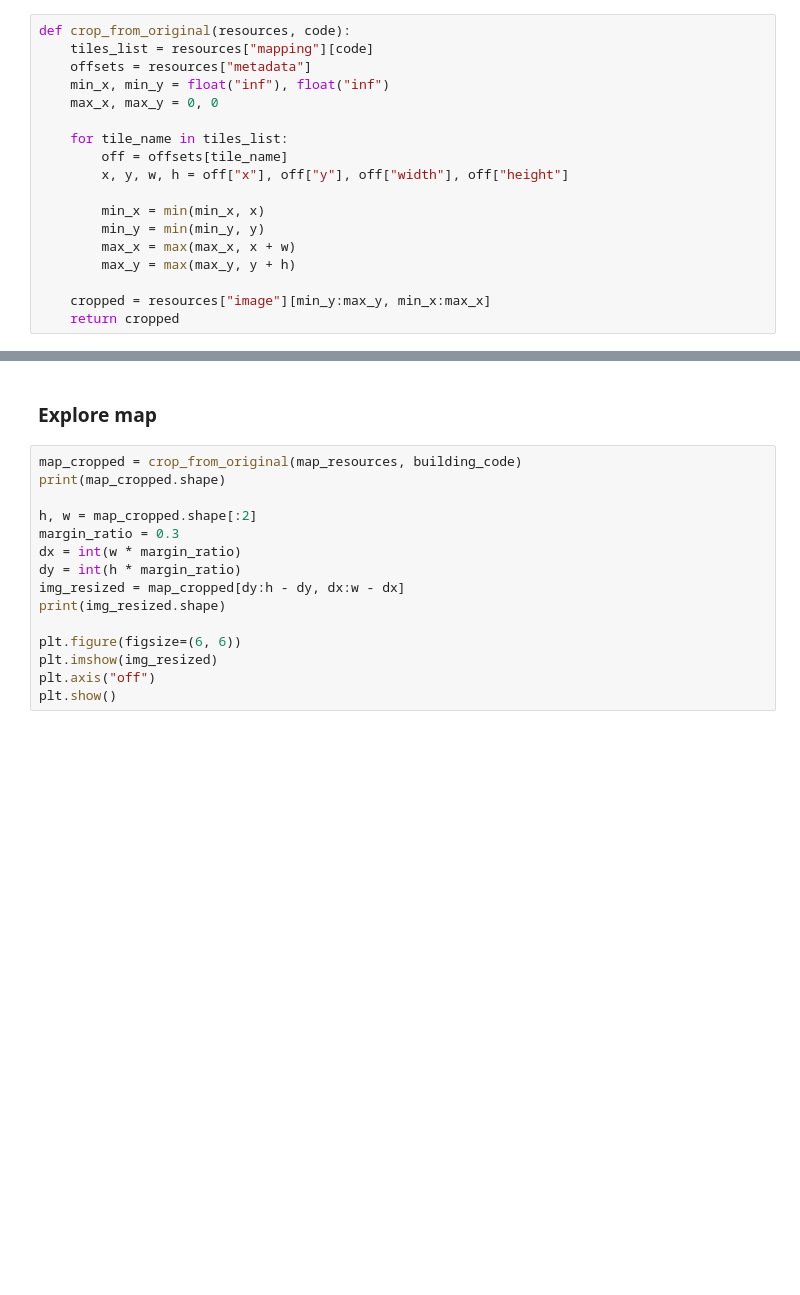
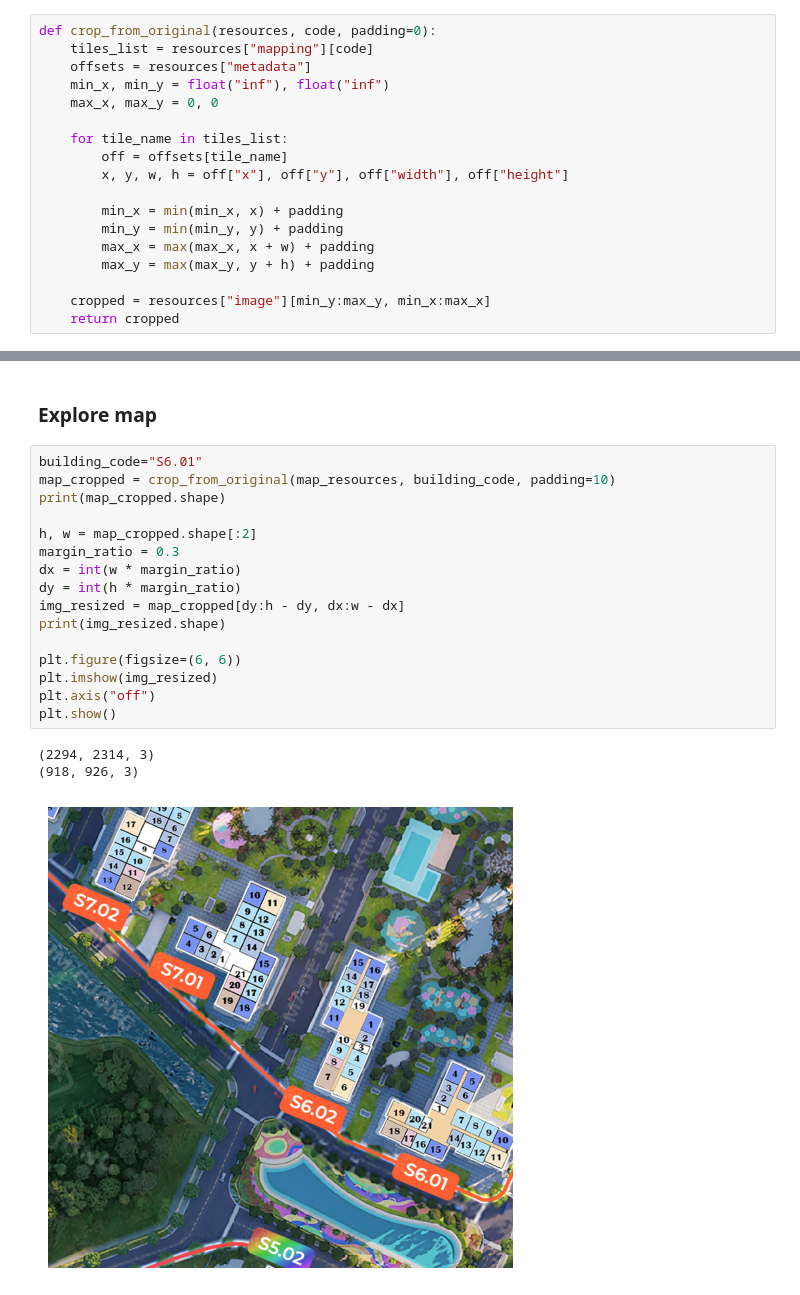
Before and after one commit to KhoaDoan120986/Analyzing-Design-Drawings, a Jupyter notebook: explore.ipynb, the cells around one changed output, grey strips where cells are left out. Drawn from its saved outputs; the diff is of its cells as text; blank space fills up the shorter version.

```diff
--- a/explore.ipynb
+++ b/explore.ipynb
@@ -69,7 +71,7 @@ for apartment in os.listdir(root_dir):
 
         resources[apartment][floor] = res
 # %%
-def crop_from_original(resources, code):
+def crop_from_original(resources, code, padding=0):
     tiles_list = resources["mapping"][code]
     offsets = resources["metadata"]
     min_x, min_y = float("inf"), float("inf")
@@ -79,10 +81,10 @@ def crop_from_original(resources, code):
         off = offsets[tile_name]
         x, y, w, h = off["x"], off["y"], off["width"], off["height"]
 
-        min_x = min(min_x, x)
-        min_y = min(min_y, y)
-        max_x = max(max_x, x + w)
-        max_y = max(max_y, y + h)
+        min_x = min(min_x, x) + padding
+        min_y = min(min_y, y) + padding
+        max_x = max(max_x, x + w) + padding
+        max_y = max(max_y, y + h) + padding
 
     cropped = resources["image"][min_y:max_y, min_x:max_x]
     return cropped
@@ -252,20 +264,25 @@ KeyboardInterrupt:
 # %% [markdown]
 ### Explore map
 # %%
-map_cropped = crop_from_original(map_resources, building_code)
+building_code="S6.01"
+map_cropped = crop_from_original(map_resources, building_code, padding=10)
 print(map_cropped.shape)
 
 h, w = map_cropped.shape[:2]
 margin_ratio = 0.3
 dx = int(w * margin_ratio)
 dy = int(h * margin_ratio)
 img_resized = map_cropped[dy:h - dy, dx:w - dx]
 print(img_resized.shape)
 
 plt.figure(figsize=(6, 6))
 plt.imshow(img_resized)
 plt.axis("off")
 plt.show()
+# %% [output]
+(2294, 2314, 3)
+(918, 926, 3)
+[figure, added]
 # %%
 chosen_bbox = crop_building(img_resized, building_code)
 img_cropped = crop_building_region(img_resized, chosen_bbox, building_code=building_code)
```
Also changed, not shown: parts of 9 cells of this notebook, 2 other files.
